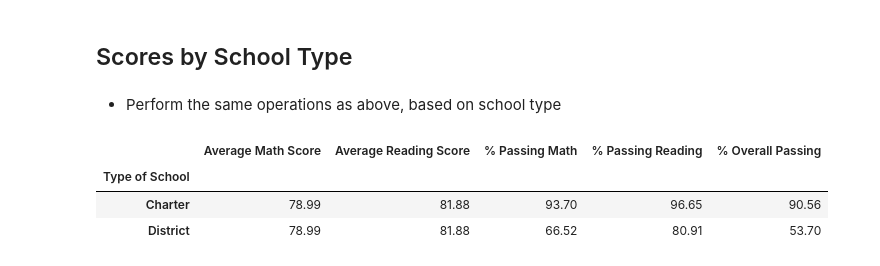
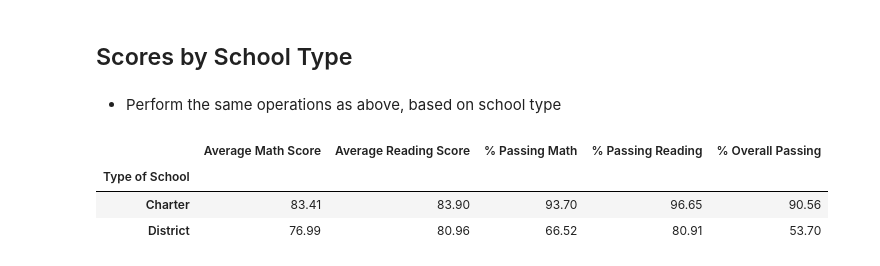
Before and after one commit to jeugenio103/pandas-challenge, a Jupyter notebook: PyCitySchools/PyCitySchools_starter.ipynb, the cells around one changed output. Cells and saved outputs as stored; diff of their text form; code cells hidden in the pictures.

```diff
--- a/PyCitySchools/PyCitySchools_starter.ipynb
+++ b/PyCitySchools/PyCitySchools_starter.ipynb
@@ -422,34 +422,34 @@ avg_read_score = school_type['reading_score'].mean()
 math_percent_pass = school_data_complete[school_data_complete['math_score'] >= 70].groupby('type')['Student ID'].count()/school_type['Student ID'].count()*100
 reading_percent_pass = school_data_complete[school_data_complete['reading_score'] >= 70].groupby('type')['Student ID'].count()/school_type['Student ID'].count()*100
 overall_percent_pass = school_data_complete[(school_data_complete['reading_score'] >= 70) & (school_data_complete['math_score'] >= 70)].groupby('type')['Student ID'].count()/school_type['Student ID'].count()*100
 
 #Creating Dataframe
 scores_by_school_type = pd.DataFrame({
-    "Average Math Score": average_math_score,
-    "Average Reading Score": average_reading_score,
+    "Average Math Score": avg_math_score,
+    "Average Reading Score": avg_read_score,
     '% Passing Math': math_percent_pass,
     '% Passing Reading': reading_percent_pass,
     "% Overall Passing": overall_percent_pass})
 
 #Fixing Columns
 scores_by_school_type = scores_by_school_type[[
     "Average Math Score",
     "Average Reading Score",
     '% Passing Math',
     '% Passing Reading',
     "% Overall Passing"
 ]]
 scores_by_school_type.index.name = "Type of School"
 
 
 #Formatting Information
 scores_by_school_type.style.format({'Average Math Score': '{:.2f}',
                               'Average Reading Score': '{:.2f}',
                               '% Passing Math': '{:.2f}',
                               '% Passing Reading':'{:.2f}',
                               '% Overall Passing': '{:.2f}'})
 # %% [output]
 |  | Average Math Score | Average Reading Score | % Passing Math | % Passing Reading | % Overall Passing |
 | Type of School |  |  |  |  |  |
-| Charter | 78.99 | 81.88 | 93.70 | 96.65 | 90.56 |
-| District | 78.99 | 81.88 | 66.52 | 80.91 | 53.70 |
+| Charter | 83.41 | 83.90 | 93.70 | 96.65 | 90.56 |
+| District | 76.99 | 80.96 | 66.52 | 80.91 | 53.70 |
```
Also changed, not shown: parts of 1 cell of this notebook.
